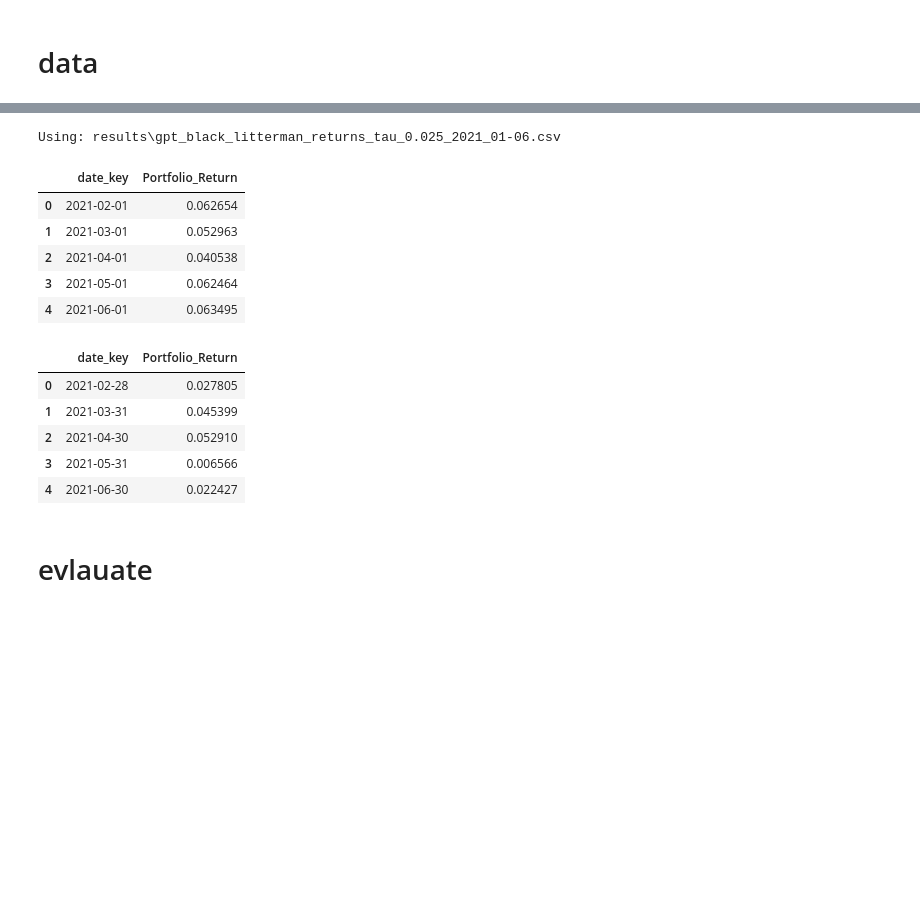
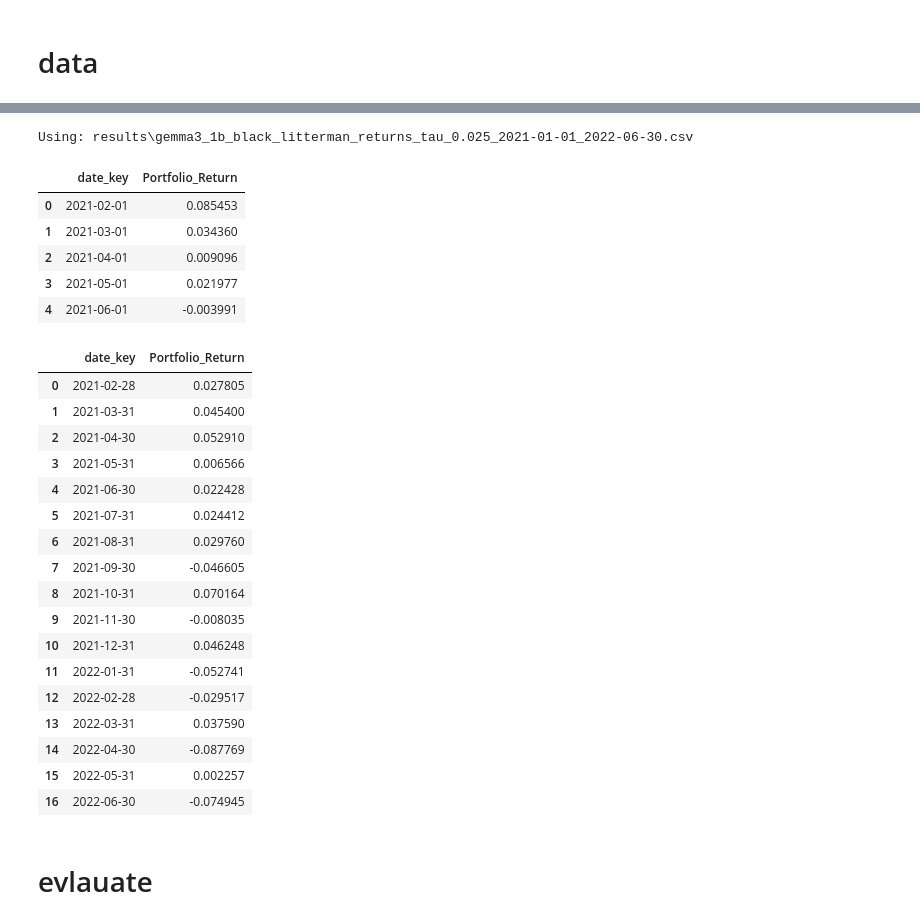
Before and after one commit to Alexis-Perron/ESSAI-BLM-LLM, a Jupyter notebook: portfolio_weight_plot.ipynb, the cells around one changed output, grey strips where cells are left out. Saved outputs shown, nothing was run; the diff lists cells and outputs as text; code cells hidden in the pictures; blank space fills up the shorter version.

```diff
--- a/portfolio_weight_plot.ipynb
+++ b/portfolio_weight_plot.ipynb
@@ -307,31 +335,31 @@ gpt_results.head()
 # %%
 """
-GPT portfolio returns (generated by calculate_llm_returns.py)
+Gemma3 1B portfolio returns (generated by calculate_llm_returns.py)
 """
 import glob
 import pandas as pd
 
 tau = 0.025
 
-candidates = sorted(glob.glob(f"results/gpt_black_litterman_returns_tau_{tau}_2021_*.csv"))
+candidates = sorted(glob.glob(f"results/gemma3_1b_black_litterman_returns_tau_{tau}_*.csv"))
 if not candidates:
-    candidates = sorted(glob.glob(f"results/gpt_black_litterman_returns_tau_{tau}.csv"))
+    candidates = sorted(glob.glob(f"results/gemma3_1b_black_litterman_returns_tau_{tau}.csv"))
 
 if not candidates:
-    raise FileNotFoundError("Could not find GPT returns CSV in results/. Run calculate_llm_returns.py first.")
+    raise FileNotFoundError("Could not find Gemma3_1b returns CSV in results/. Run calculate_llm_returns.py first.")
 
-gpt_returns_path = candidates[-1]
-print("Using:", gpt_returns_path)
-gpt_returns = pd.read_csv(gpt_returns_path)
-gpt_returns.head()
+gemma_returns_path = candidates[-1]
+print("Using:", gemma_returns_path)
+gemma_returns = pd.read_csv(gemma_returns_path)
+gemma_returns.head()
 # %% [output]
-Using: results\gpt_black_litterman_returns_tau_0.025_2021_01-06.csv
+Using: results\gemma3_1b_black_litterman_returns_tau_0.025_2021-01-01_2022-06-30.csv
 |  | date_key | Portfolio_Return |
-| 0 | 2021-02-01 | 0.062654 |
-| 1 | 2021-03-01 | 0.052963 |
-| 2 | 2021-04-01 | 0.040538 |
-| 3 | 2021-05-01 | 0.062464 |
-| 4 | 2021-06-01 | 0.063495 |
+| 0 | 2021-02-01 | 0.085453 |
+| 1 | 2021-03-01 | 0.034360 |
+| 2 | 2021-04-01 | 0.009096 |
+| 3 | 2021-05-01 | 0.021977 |
+| 4 | 2021-06-01 | -0.003991 |
 # %%
 """
 S&P 500 proxy returns (monthly) from yfinance ETF (e.g., SPY):
@@ -339,53 +367,64 @@ S&P 500 proxy returns (monthly) from yfinance ETF (e.g., SPY):
 - Convert to monthly returns (month-end to month-end)
 - Keep Jan..Jun 2021 inclusive
 """
 import pandas as pd
 
 try:
     import yfinance as yf
 except ImportError:
     raise ImportError("yfinance n'est pas installé. Fais: pip install yfinance")
 
 ETF = "SPY"  # alternatives: "IVV", "VOO"
 start = "2021-01-01"
-end   = "2021-06-30"
+end   = "2022-06-30"
 
-# yfinance end is exclusive -> add 1 day
-end_excl = (pd.to_datetime(end) + pd.Timedelta(days=1)).strftime("%Y-%m-%d")
+px = yf.download(ETF, start=start, end=end, progress=False)
+if px.empty:
+    raise ValueError(f"No data downloaded for {ETF}. Check internet access / ticker.")
 
-px = yf.download(ETF, start=start, end=end_excl, auto_adjust=True, progress=False)
+# Prefer Adj Close if available, else Close
+if "Adj Close" in px.columns:
+    close = px["Adj Close"]
+else:
+    close = px["Close"]
 
-# auto_adjust=True => 'Close' is already adjusted
-if "Close" not in px.columns:
-    raise ValueError(f"Colonne 'Close' introuvable dans la data yfinance pour {ETF}: {list(px.columns)}")
+# If DataFrame (edge case), take first column
+if isinstance(close, pd.DataFrame):
+    close = close.iloc[:, 0]
 
-close = px["Close"].dropna()
-
-# If close is a DataFrame (rare for single ticker), squeeze to Series
-if isinstance(close, pd.DataFrame):
-    close = close.squeeze("columns")
+close = close.dropna()
 
 # Month-end close and monthly returns
 m_close = close.resample("ME").last()
 m_ret = m_close.pct_change().dropna()
 
-# Build final dataframe
 sp500_proxy = pd.DataFrame({
     "date_key": m_ret.index,
     "Portfolio_Return": m_ret.values
 })
 
-# Keep months end Jan..Jun 2021
-sp500_proxy = sp500_proxy[(sp500_proxy["date_key"] >= "2021-01-31") & (sp500_proxy["date_key"] <= "2021-06-30")].copy()
-
+# Keep months end Jan..Jun 2022
+sp500_proxy = sp500_proxy[(sp500_proxy["date_key"] >= "2021-01-31") & (sp500_proxy["date_key"] <= "2022-06-30")].copy()
 sp500_proxy
 # %% [output]
 |  | date_key | Portfolio_Return |
 | 0 | 2021-02-28 | 0.027805 |
-| 1 | 2021-03-31 | 0.045399 |
+| 1 | 2021-03-31 | 0.045400 |
 | 2 | 2021-04-30 | 0.052910 |
 | 3 | 2021-05-31 | 0.006566 |
-| 4 | 2021-06-30 | 0.022427 |
+| 4 | 2021-06-30 | 0.022428 |
+| 5 | 2021-07-31 | 0.024412 |
+| 6 | 2021-08-31 | 0.029760 |
+| 7 | 2021-09-30 | -0.046605 |
+| 8 | 2021-10-31 | 0.070164 |
+| 9 | 2021-11-30 | -0.008035 |
+| 10 | 2021-12-31 | 0.046248 |
+| 11 | 2022-01-31 | -0.052741 |
+| 12 | 2022-02-28 | -0.029517 |
+| 13 | 2022-03-31 | 0.037590 |
+| 14 | 2022-04-30 | -0.087769 |
+| 15 | 2022-05-31 | 0.002257 |
+| 16 | 2022-06-30 | -0.074945 |
 # %% [markdown]
 # evlauate
 # %%
```
Also changed, not shown: parts of 16 cells of this notebook, 10 other files.
